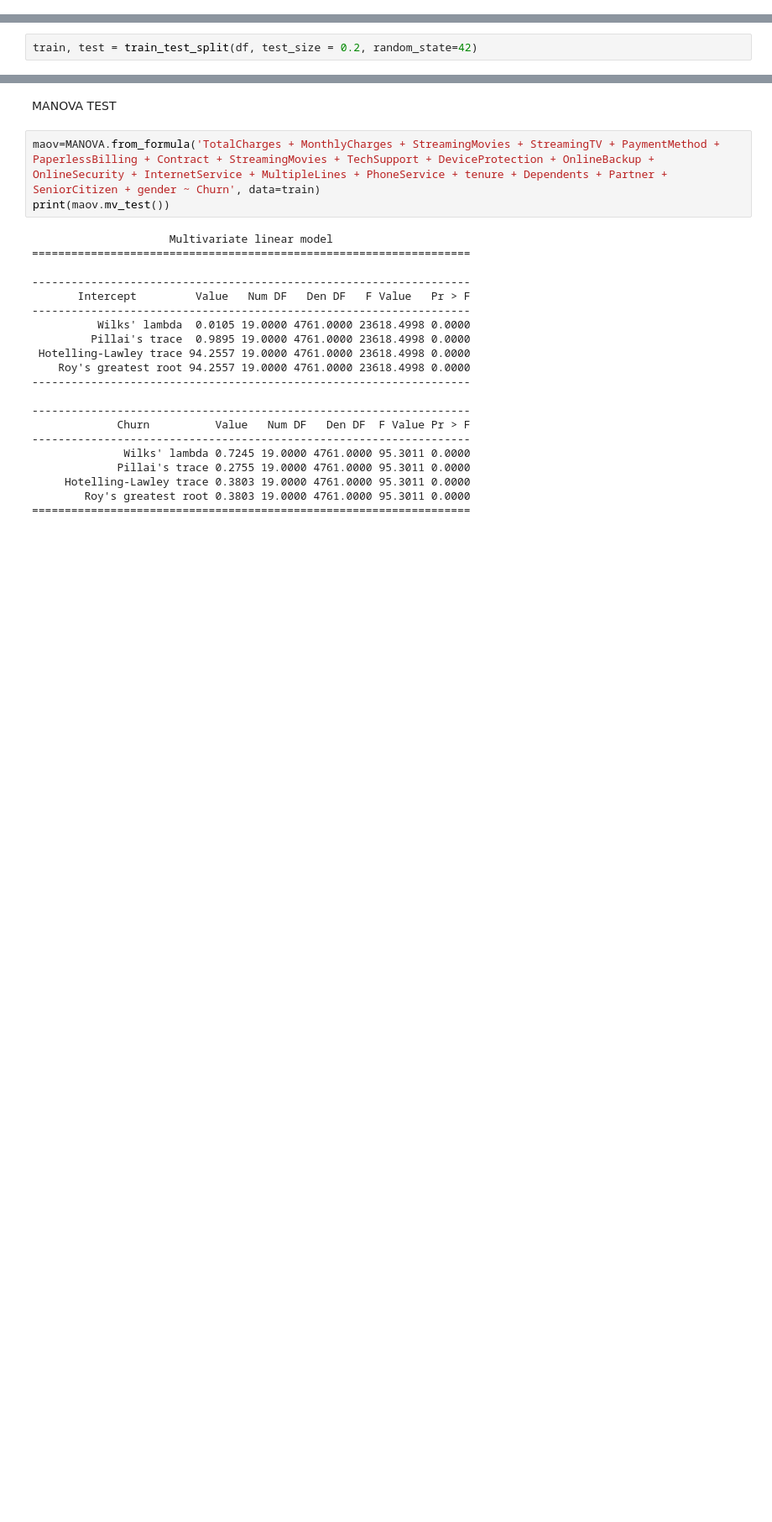
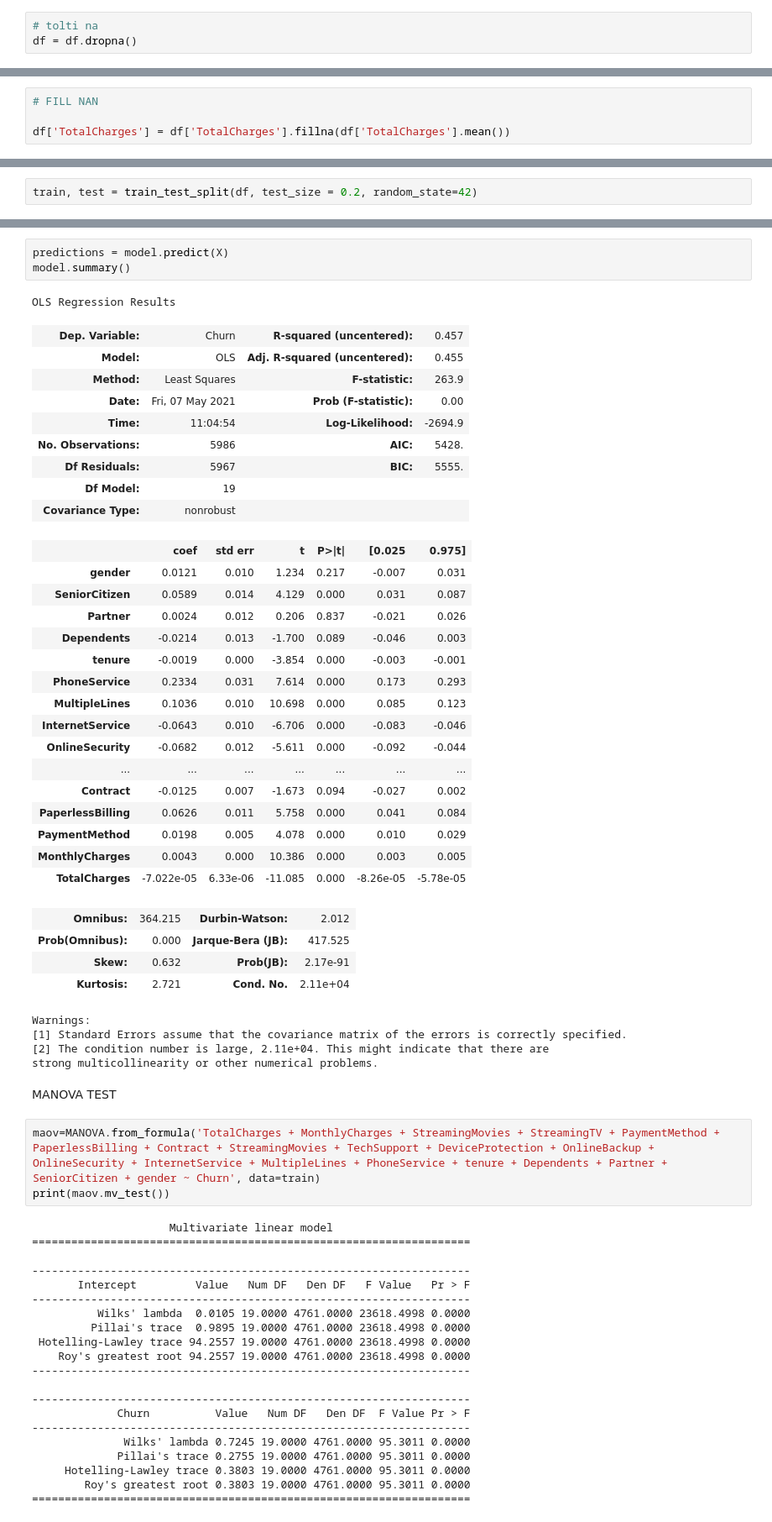
Before and after one commit to alessandropontini/DS_LAB_ECONOMICS_FOR_DS, a Jupyter notebook: main.ipynb, the cells around one changed output, grey strips where cells are left out. Shown at 84% size. Saved outputs shown, nothing was run; the diff lists cells and outputs as text; blank space fills up the shorter version.

Commit message:
aggiunta regressione lineare, non buona

```diff
--- a/main.ipynb
+++ b/main.ipynb
@@ -73,0 +72,3 @@ TypeError: ignored
+# %%
+# tolti na
+df = df.dropna()
@@ -74,2 +96,6 @@ TypeError: ignored
+# %%
+# FILL NAN
+
+df['TotalCharges'] = df['TotalCharges'].fillna(df['TotalCharges'].mean())
 # %% [markdown]
 LINEAR REGRESSION
@@ -83,3 +123,41 @@ train.columns
+# %%
+predictions = model.predict(X)
+model.summary()
+# %% [output]
+OLS Regression Results
+| Dep. Variable: | Churn | R-squared (uncentered): | 0.457 |
+| Model: | OLS | Adj. R-squared (uncentered): | 0.455 |
+| Method: | Least Squares | F-statistic: | 263.9 |
+| Date: | Fri, 07 May 2021 | Prob (F-statistic): | 0.00 |
+| Time: | 11:04:54 | Log-Likelihood: | -2694.9 |
+| No. Observations: | 5986 | AIC: | 5428. |
+| Df Residuals: | 5967 | BIC: | 5555. |
+| Df Model: | 19 |  |  |
+| Covariance Type: | nonrobust |  |  |
+|  | coef | std err | t | P>|t| | [0.025 | 0.975] |
+| gender | 0.0121 | 0.010 | 1.234 | 0.217 | -0.007 | 0.031 |
+| SeniorCitizen | 0.0589 | 0.014 | 4.129 | 0.000 | 0.031 | 0.087 |
+| Partner | 0.0024 | 0.012 | 0.206 | 0.837 | -0.021 | 0.026 |
+| Dependents | -0.0214 | 0.013 | -1.700 | 0.089 | -0.046 | 0.003 |
+| tenure | -0.0019 | 0.000 | -3.854 | 0.000 | -0.003 | -0.001 |
+| PhoneService | 0.2334 | 0.031 | 7.614 | 0.000 | 0.173 | 0.293 |
+| MultipleLines | 0.1036 | 0.010 | 10.698 | 0.000 | 0.085 | 0.123 |
+| InternetService | -0.0643 | 0.010 | -6.706 | 0.000 | -0.083 | -0.046 |
+| OnlineSecurity | -0.0682 | 0.012 | -5.611 | 0.000 | -0.092 | -0.044 |
+| ... | ... | ... | ... | ... | ... | ... |
+| Contract | -0.0125 | 0.007 | -1.673 | 0.094 | -0.027 | 0.002 |
+| PaperlessBilling | 0.0626 | 0.011 | 5.758 | 0.000 | 0.041 | 0.084 |
+| PaymentMethod | 0.0198 | 0.005 | 4.078 | 0.000 | 0.010 | 0.029 |
+| MonthlyCharges | 0.0043 | 0.000 | 10.386 | 0.000 | 0.003 | 0.005 |
+| TotalCharges | -7.022e-05 | 6.33e-06 | -11.085 | 0.000 | -8.26e-05 | -5.78e-05 |
+| Omnibus: | 364.215 | Durbin-Watson: | 2.012 |
+| Prob(Omnibus): | 0.000 | Jarque-Bera (JB): | 417.525 |
+| Skew: | 0.632 | Prob(JB): | 2.17e-91 |
+| Kurtosis: | 2.721 | Cond. No. | 2.11e+04 |
+Warnings:
+[1] Standard Errors assume that the covariance matrix of the errors is correctly specified.
+[2] The condition number is large, 2.11e+04. This might indicate that there are
+strong multicollinearity or other numerical problems.
 # %% [markdown]
 MANOVA TEST
 # %%
```
Also changed, not shown: parts of 9 cells of this notebook.
